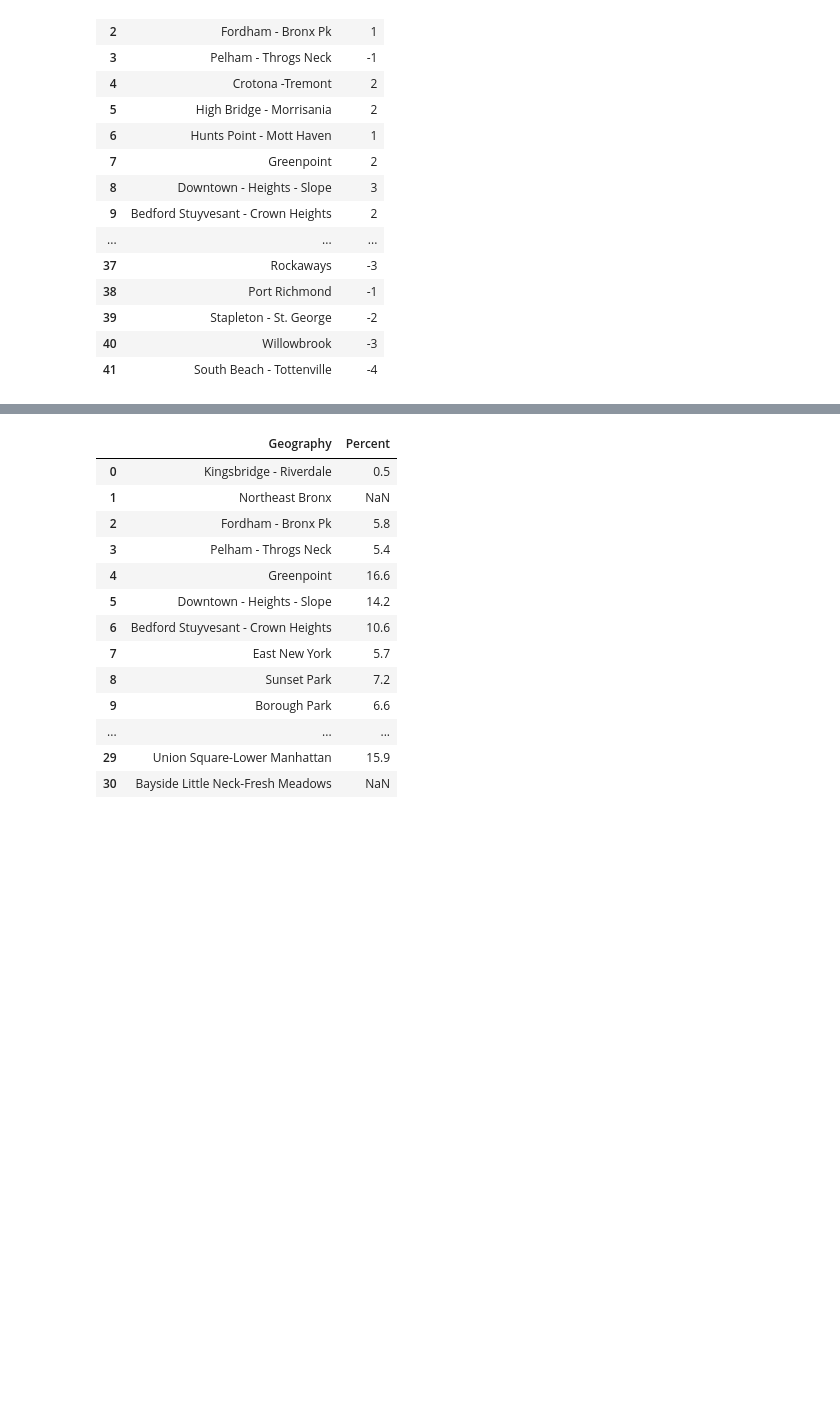
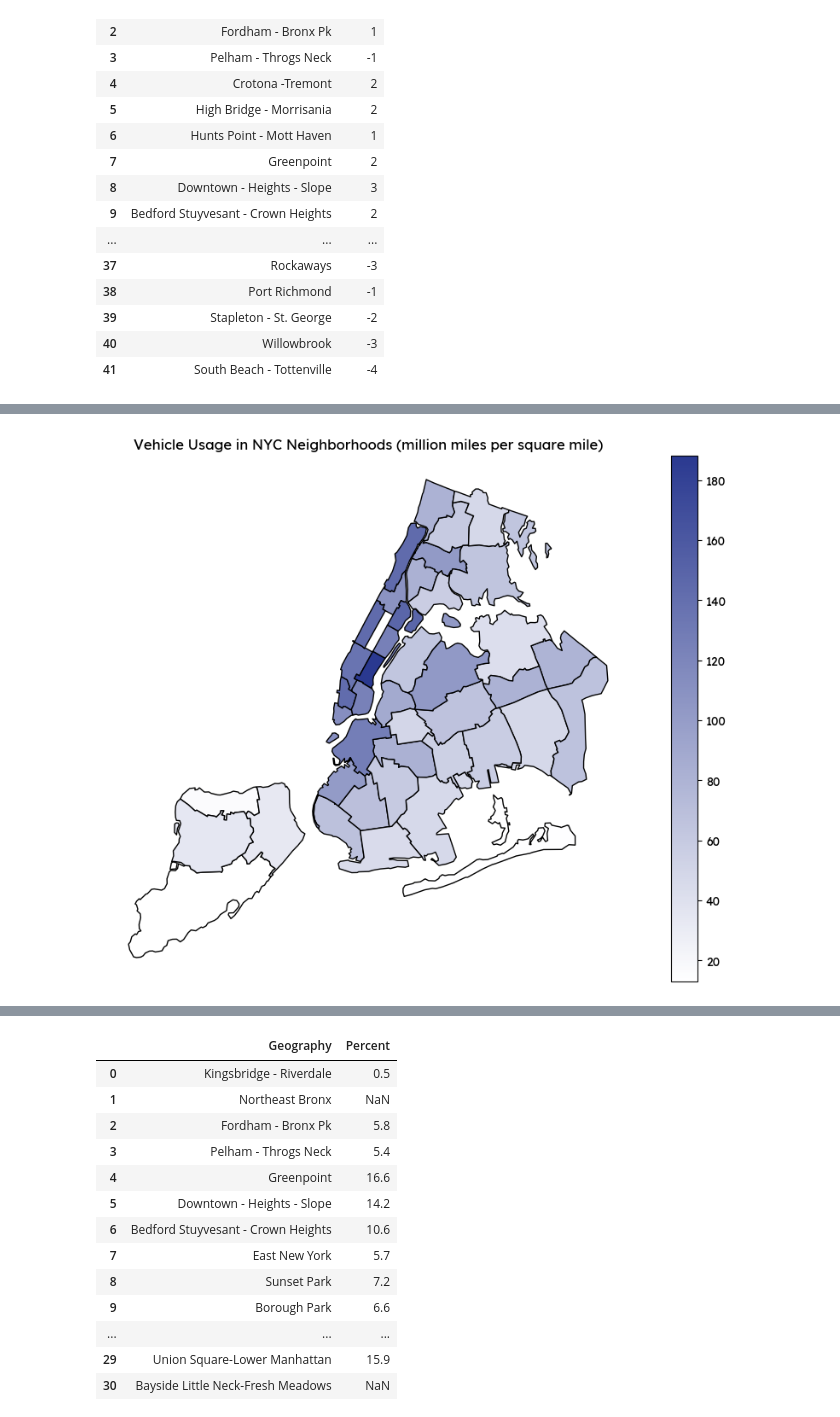
Before and after one commit to cynthiaWEpicCoder/fbla_data_analysis, a Jupyter notebook: Factor_Analysis.ipynb, the cells around one changed output, grey strips where cells are left out. Cells and saved outputs as stored; diff of their text form; code cells hidden in the pictures; blank space fills up the shorter version.

```diff
--- a/Factor_Analysis.ipynb
+++ b/Factor_Analysis.ipynb
@@ -439,0 +498,18 @@ vehicleMiles
+# %%
+vehicle_map = gpd.read_file("UHF42.geo.json")
+
+
+vehicle_map = vehicle_map.merge(vehicleMiles, left_on="GEONAME", right_on="Geography", how="left")
+vehicle_map =  vehicle_map.sort_values(by='GEONAME')
+vehicle_map = vehicle_map.reset_index(drop=True)
+
+
+vehicle_map.at[9,"Million miles per square mile"] = 102.3
+vehicle_map.at[10,"Million miles per square mile"] = 126.8
+vehicle_map.at[15,"Million miles per square mile"] = 60.0
+vehicle_map.at[17,"Million miles per square mile"] = 188.2
+vehicle_map.at[19,"Million miles per square mile"] = 142.9
+vehicle_map.at[28,"Million miles per square mile"] = 17.0
+vehicle_map.at[30,"Million miles per square mile"] = 14.0
+vehicle_map.at[39,"Million miles per square mile"] = 143.1
+vehicle_map
@@ -440,3 +534,25 @@ vehicleMiles
+# %%
+import matplotlib.pyplot as plt
+import matplotlib.colors as mcolors
+import geopandas as gpd
+
+# Define a custom colormap using hex colors
+custom_cmap = mcolors.LinearSegmentedColormap.from_list(
+    "custom_green", ["#ffffffff", "#2a3990ff"]  # Light to dark green
+)
+
+# Plot the map with a custom colormap
+fig, ax = plt.subplots(figsize=(12, 8))
+vehicle_map.plot(column="Million miles per square mile", cmap=custom_cmap, legend=True, edgecolor="black", ax=ax)
+
+# Title and labels
+plt.title("Vehicle Usage in NYC Neighborhoods (million miles per square mile)")  # Dark green title
+plt.axis("off")  # Hide axis
+
+# Show the map
+plt.show()
+# %% [output]
+[figure, added]
 # %%
 import matplotlib.pyplot as plt
 import seaborn as sns
```
Also changed, not shown: parts of 19 cells of this notebook, 2 other files.
